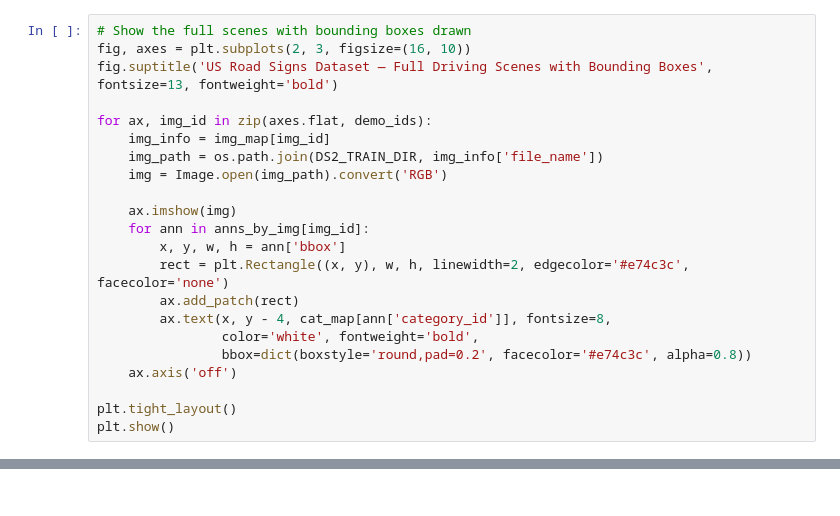
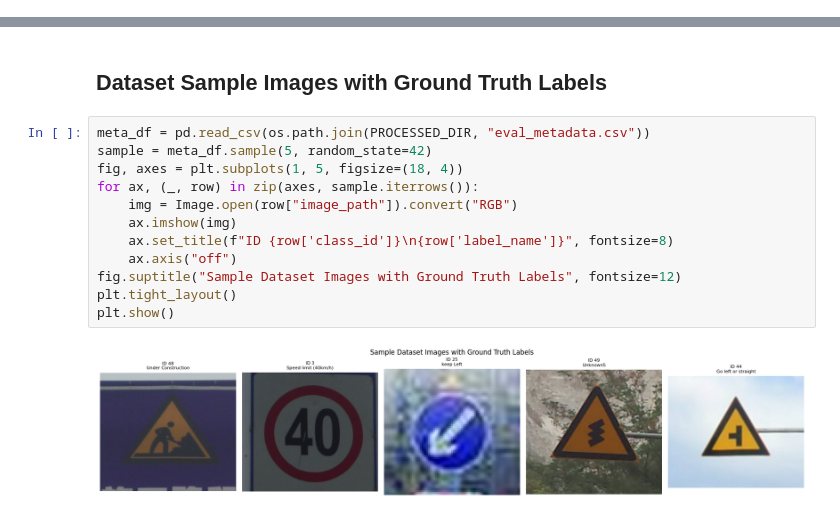
Before and after one commit to florence-r-lin/cv153_VLM_roadsign_comparison, a Jupyter notebook: notebooks/presentation_demo.ipynb, the cells around one changed output, grey strips where cells are left out. Cells and saved outputs as stored; diff of their text form.

Commit message:
updated demo

```diff
--- a/notebooks/presentation_demo.ipynb
+++ b/notebooks/presentation_demo.ipynb
@@ -297,22 +0,0 @@ Selected 6 demo images.
-# %%
-# Show the full scenes with bounding boxes drawn
-fig, axes = plt.subplots(2, 3, figsize=(16, 10))
-fig.suptitle('US Road Signs Dataset — Full Driving Scenes with Bounding Boxes', fontsize=13, fontweight='bold')
-
-for ax, img_id in zip(axes.flat, demo_ids):
-    img_info = img_map[img_id]
-    img_path = os.path.join(DS2_TRAIN_DIR, img_info['file_name'])
-    img = Image.open(img_path).convert('RGB')
-
-    ax.imshow(img)
-    for ann in anns_by_img[img_id]:
-        x, y, w, h = ann['bbox']
-        rect = plt.Rectangle((x, y), w, h, linewidth=2, edgecolor='#e74c3c', facecolor='none')
-        ax.add_patch(rect)
-        ax.text(x, y - 4, cat_map[ann['category_id']], fontsize=8,
-                color='white', fontweight='bold',
-                bbox=dict(boxstyle='round,pad=0.2', facecolor='#e74c3c', alpha=0.8))
-    ax.axis('off')
-
-plt.tight_layout()
-plt.show()
@@ -421,0 +21,16 @@ plt.show()
+# %% [markdown]
+## Dataset Sample Images with Ground Truth Labels
+# %%
+meta_df = pd.read_csv(os.path.join(PROCESSED_DIR, "eval_metadata.csv"))
+sample = meta_df.sample(5, random_state=42)
+fig, axes = plt.subplots(1, 5, figsize=(18, 4))
+for ax, (_, row) in zip(axes, sample.iterrows()):
+    img = Image.open(row["image_path"]).convert("RGB")
+    ax.imshow(img)
+    ax.set_title(f"ID {row['class_id']}\n{row['label_name']}", fontsize=8)
+    ax.axis("off")
+fig.suptitle("Sample Dataset Images with Ground Truth Labels", fontsize=12)
+plt.tight_layout()
+plt.show()
+# %% [output]
+[figure, added]
```
Also changed, not shown: parts of 36 cells of this notebook, 2 other files.
